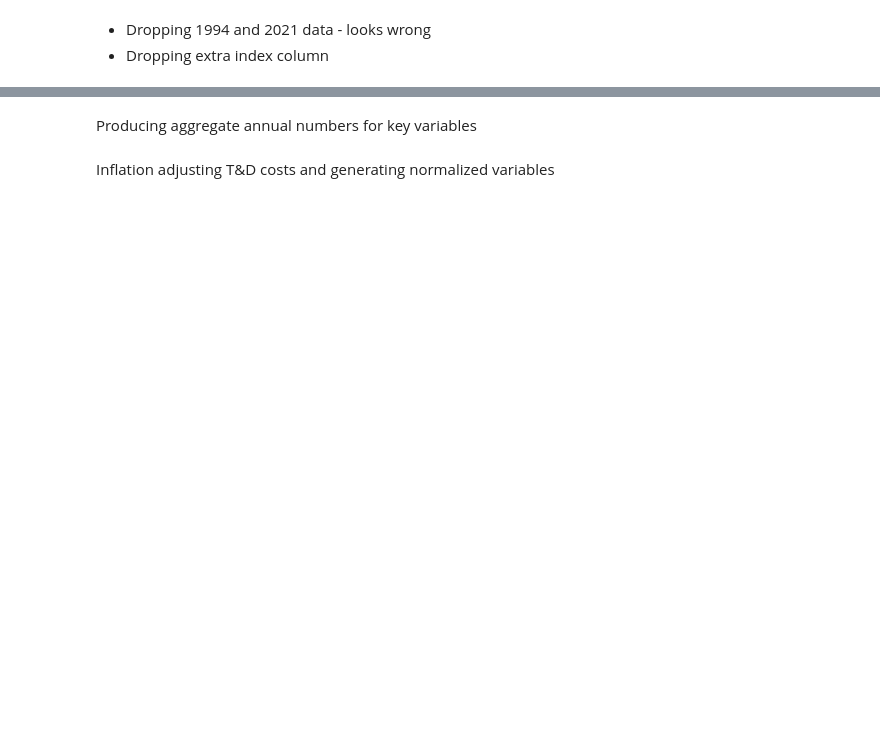
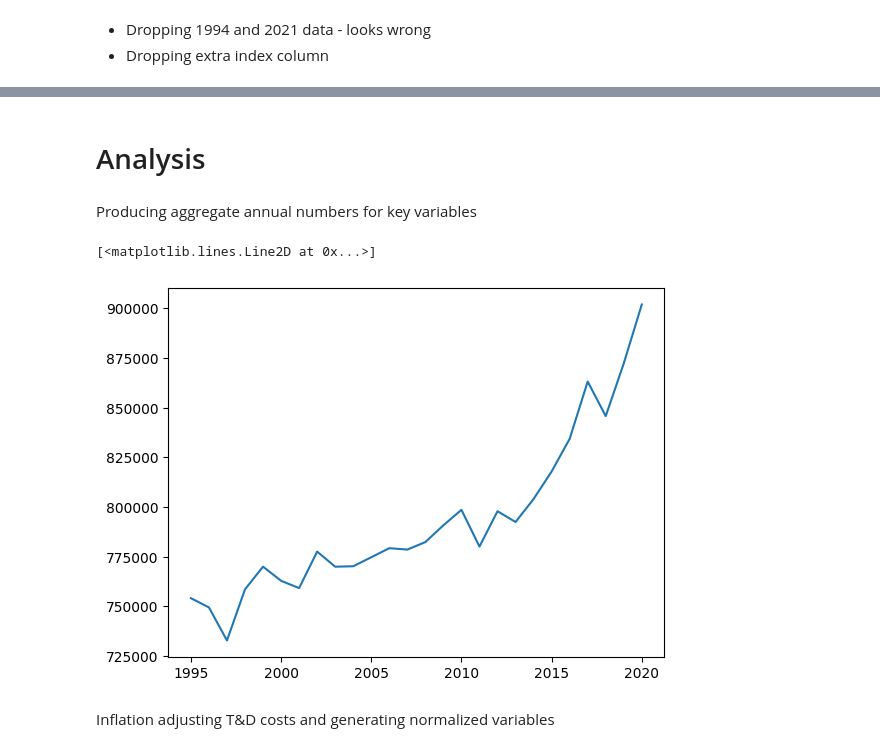
Before and after one commit to rayansud/UtilExpenses, a Jupyter notebook: code/analysis.ipynb, the cells around one changed output, grey strips where cells are left out. Cells and saved outputs as stored; diff of their text form; code cells hidden in the pictures; blank space fills up the shorter version.

```diff
--- a/code/analysis.ipynb
+++ b/code/analysis.ipynb
@@ -81,3 +90,5 @@ ferc_subset_with_nercregion = pd.merge(merged_eia_interconn_regions,
+# %% [markdown]
+# Analysis
 # %% [markdown]
 Producing aggregate annual numbers for key variables
 # %%
@@ -88,6 +99,11 @@ transmission_line_length_miles = data.groupby('report_year')['transmission_line_
 transmission_expenses = data.groupby('report_year')['transmission_expenses'].agg('sum').reset_index(drop=False)
 distribution_expenses = data.groupby('report_year')['distribution_expenses'].agg('sum').reset_index(drop=False)
 customer_total = data.groupby('report_year')['avg_customers_per_month'].agg('sum').reset_index(drop=False)
+# %%
+plt.plot(transmission_line_length_miles.report_year,transmission_line_length_miles.transmission_line_length_miles)
+# %% [output]
+[<matplotlib.lines.Line2D at 0x...>]
+[figure, added]
 # %% [markdown]
 Inflation adjusting T&D costs and generating normalized variables
 # %%
```
Also changed, not shown: parts of 34 cells of this notebook, 11 other files.
